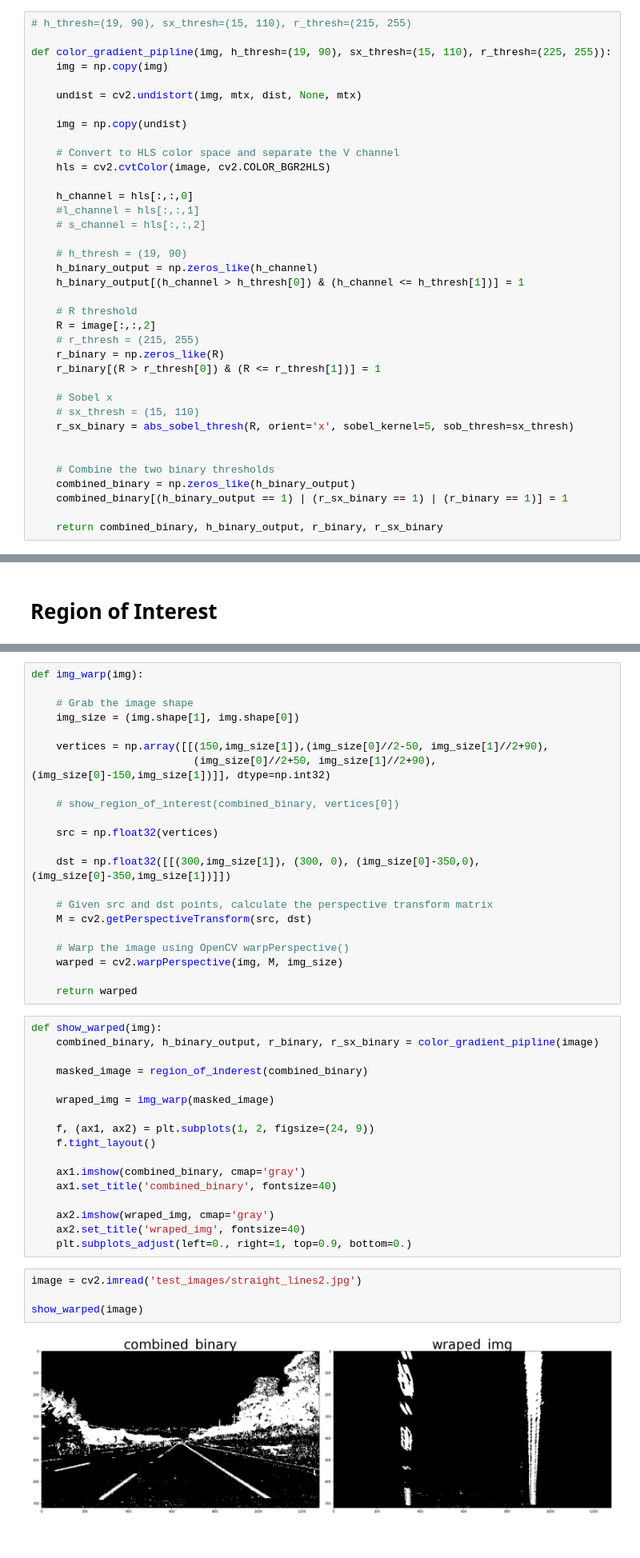
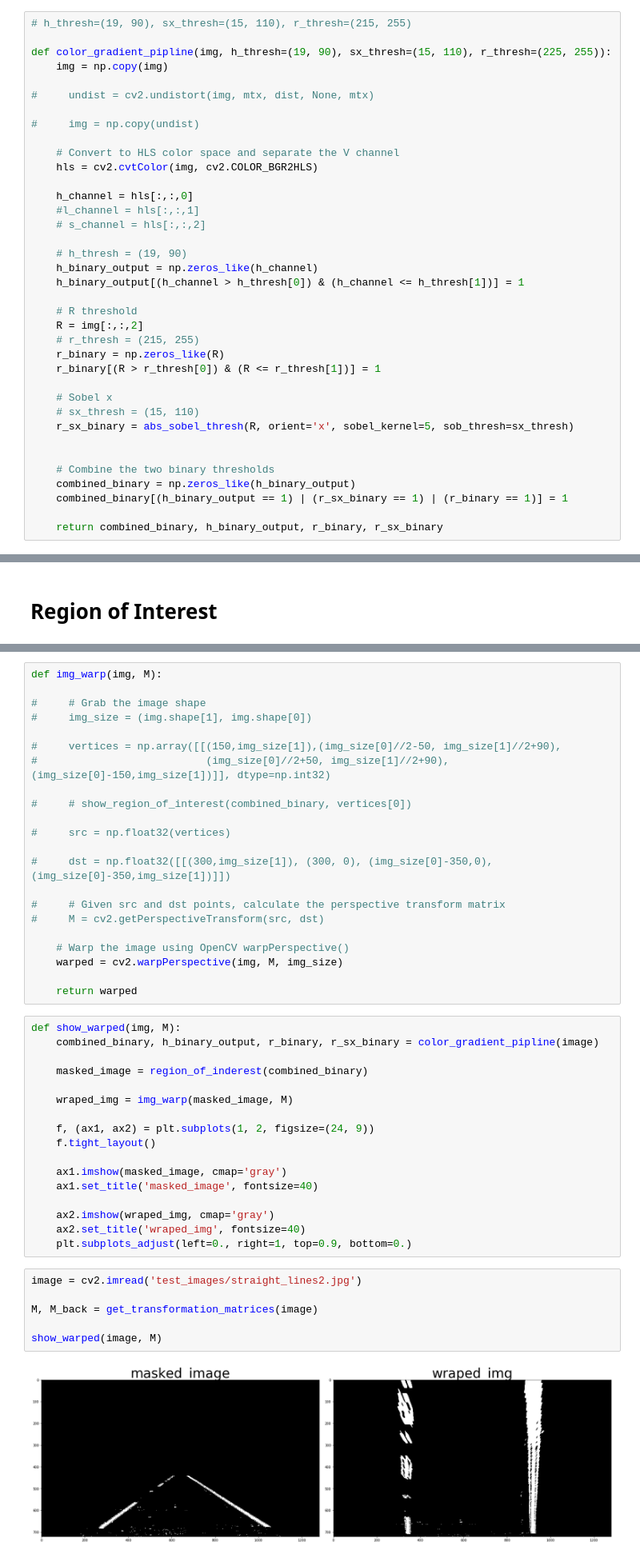
Before and after one commit to a-samarin/CarND-Advanced-Lane-Lines, a Jupyter notebook: P2v2.ipynb, the cells around one changed output, grey strips where cells are left out. Shown at 80% size. Cells and saved outputs as stored; diff of their text form.

```diff
--- a/P2v2.ipynb
+++ b/P2v2.ipynb
@@ -40,12 +46,12 @@ Text(0.5,1,'Undistorted Image')
 def color_gradient_pipline(img, h_thresh=(19, 90), sx_thresh=(15, 110), r_thresh=(225, 255)):
     img = np.copy(img)
 
-    undist = cv2.undistort(img, mtx, dist, None, mtx)
+#     undist = cv2.undistort(img, mtx, dist, None, mtx)
 
-    img = np.copy(undist)
+#     img = np.copy(undist)
 
     # Convert to HLS color space and separate the V channel
-    hls = cv2.cvtColor(image, cv2.COLOR_BGR2HLS)
+    hls = cv2.cvtColor(img, cv2.COLOR_BGR2HLS)
 
     h_channel = hls[:,:,0]
     #l_channel = hls[:,:,1]
@@ -56,7 +62,7 @@ def color_gradient_pipline(img, h_thresh=(19, 90), sx_thresh=(15, 110), r_thresh
     h_binary_output[(h_channel > h_thresh[0]) & (h_channel <= h_thresh[1])] = 1
 
     # R threshold
-    R = image[:,:,2]
+    R = img[:,:,2]
     # r_thresh = (215, 255)
     r_binary = np.zeros_like(R)
     r_binary[(R > r_thresh[0]) & (R <= r_thresh[1])] = 1
@@ -165,38 +191,38 @@ def region_of_inderest(img):
 # %%
-def img_warp(img):
+def img_warp(img, M):
 
-    # Grab the image shape
-    img_size = (img.shape[1], img.shape[0])
+#     # Grab the image shape
+#     img_size = (img.shape[1], img.shape[0])
 
-    vertices = np.array([[(150,img_size[1]),(img_size[0]//2-50, img_size[1]//2+90),
-                          (img_size[0]//2+50, img_size[1]//2+90), (img_size[0]-150,img_size[1])]], dtype=np.int32)
+#     vertices = np.array([[(150,img_size[1]),(img_size[0]//2-50, img_size[1]//2+90),
+#                           (img_size[0]//2+50, img_size[1]//2+90), (img_size[0]-150,img_size[1])]], dtype=np.int32)
 
-    # show_region_of_interest(combined_binary, vertices[0])
+#     # show_region_of_interest(combined_binary, vertices[0])
 
-    src = np.float32(vertices)
+#     src = np.float32(vertices)
 
-    dst = np.float32([[(300,img_size[1]), (300, 0), (img_size[0]-350,0), (img_size[0]-350,img_size[1])]])
+#     dst = np.float32([[(300,img_size[1]), (300, 0), (img_size[0]-350,0), (img_size[0]-350,img_size[1])]])
 
-    # Given src and dst points, calculate the perspective transform matrix
-    M = cv2.getPerspectiveTransform(src, dst)
+#     # Given src and dst points, calculate the perspective transform matrix
+#     M = cv2.getPerspectiveTransform(src, dst)
 
     # Warp the image using OpenCV warpPerspective()
     warped = cv2.warpPerspective(img, M, img_size)
 
     return warped
 # %%
-def show_warped(img):
+def show_warped(img, M):
     combined_binary, h_binary_output, r_binary, r_sx_binary = color_gradient_pipline(image)
 
     masked_image = region_of_inderest(combined_binary)
 
-    wraped_img = img_warp(masked_image)
+    wraped_img = img_warp(masked_image, M)
 
     f, (ax1, ax2) = plt.subplots(1, 2, figsize=(24, 9))
     f.tight_layout()
 
-    ax1.imshow(combined_binary, cmap='gray')
-    ax1.set_title('combined_binary', fontsize=40)
+    ax1.imshow(masked_image, cmap='gray')
+    ax1.set_title('masked_image', fontsize=40)
 
     ax2.imshow(wraped_img, cmap='gray')
     ax2.set_title('wraped_img', fontsize=40)
@@ -204,8 +230,10 @@ def show_warped(img):
 # %%
 image = cv2.imread('test_images/straight_lines2.jpg')
 
-show_warped(image)
+M, M_back = get_transformation_matrices(image)
+
+show_warped(image, M)
 # %% [output]
-[figure, old version]
+[figure, new version]
 # %% [markdown]
 # Finding the Lines
```
Also changed, not shown: parts of 11 cells of this notebook, 11 other files.
